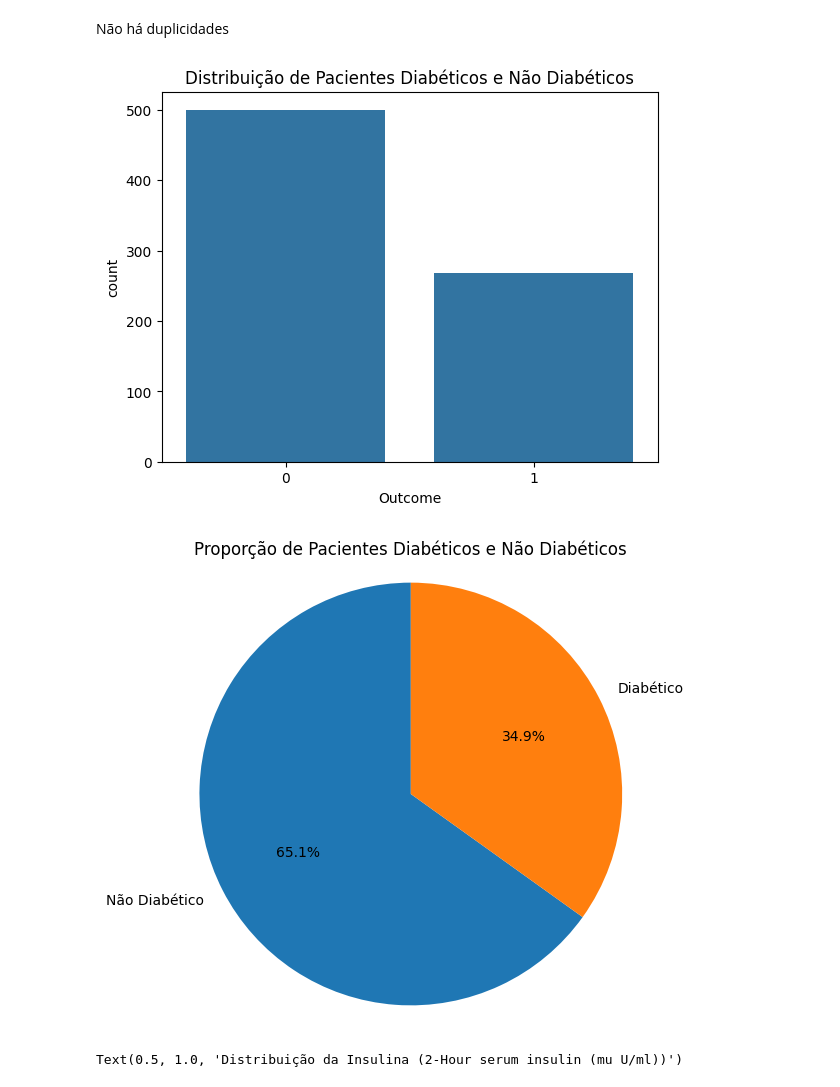
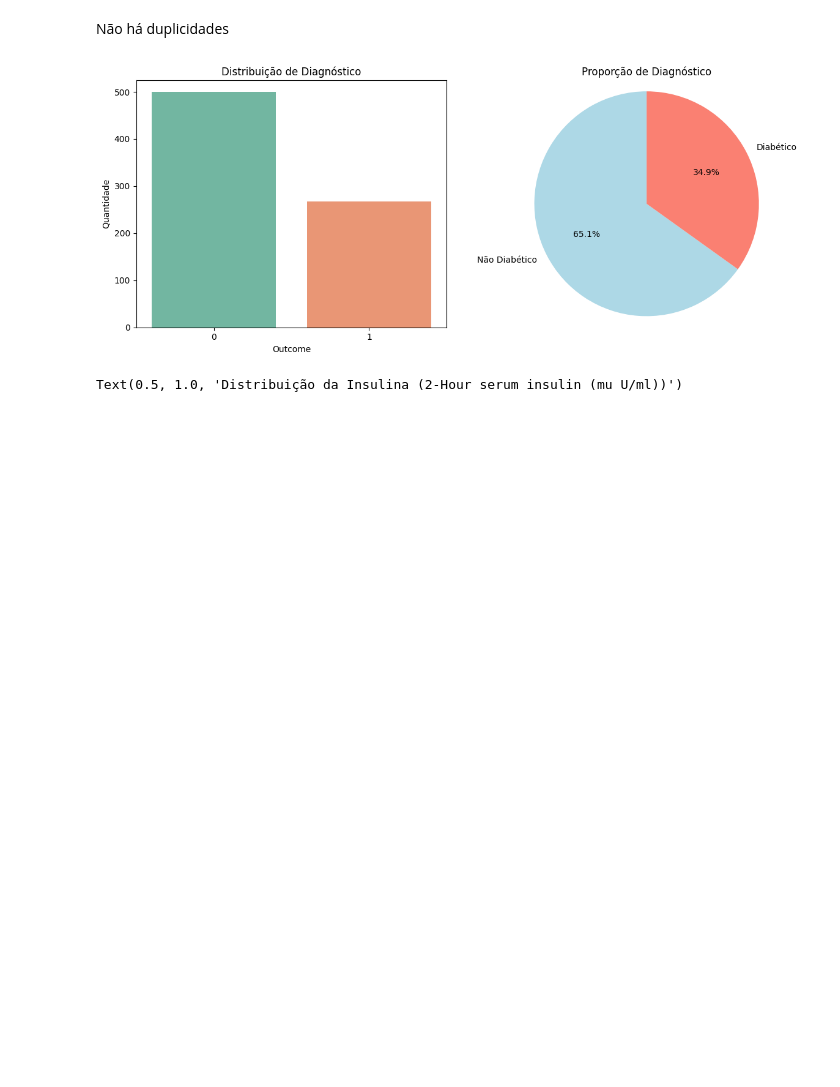
Before and after one commit to mparra137/FIAP_Fase1_TechChallenge, a Jupyter notebook: Diabetes_case.ipynb, the cells around one changed output. Saved outputs shown, nothing was run; the diff lists cells and outputs as text; code cells hidden in the pictures; blank space fills up the shorter version.

```diff
--- a/Diabetes_case.ipynb
+++ b/Diabetes_case.ipynb
@@ -116,21 +118,29 @@ Não há duplicidades
 # %%
 import seaborn as sns
 import matplotlib.pyplot as plt
 
-sns.countplot(x='Outcome', data=dados)
-plt.title('Distribuição de Pacientes Diabéticos e Não Diabéticos')
+%matplotlib inline
 
-%matplotlib inline
 contagem = dados['Outcome'].value_counts()
 labels = ['Não Diabético', 'Diabético']
-plt.figure(figsize=(6, 6))
-plt.pie(contagem, labels=labels, autopct='%1.1f%%', startangle=90)
-plt.title('Proporção de Pacientes Diabéticos e Não Diabéticos')
-plt.axis('equal')
+
+fig, axes = plt.subplots(1,2, figsize=(12,5))
+
+#Grafico de barras
+sns.countplot(x='Outcome', data=dados, ax=axes[0], hue='Outcome', legend=False, palette='Set2')
+axes[0].set_title('Distribuição de Diagnóstico')
+axes[0].set_xlabel('Outcome')
+axes[0].set_ylabel('Quantidade')
+
+#Grafico de pizza
+axes[1].pie(contagem, labels=labels, autopct='%1.1f%%', startangle=90, colors=['lightblue', 'salmon'])
+axes[1].set_title('Proporção de Diagnóstico')
+axes[1].axis('equal')
+
+plt.tight_layout()
 plt.show()
 # %% [output]
-[figure, old version]
+[figure, new version]
-[figure, removed]
 # %%
 sns.histplot(dados['Insulin'], kde=True)
 plt.title('Distribuição da Insulina (2-Hour serum insulin (mu U/ml))')
```
Also changed, not shown: parts of 5 cells of this notebook.
